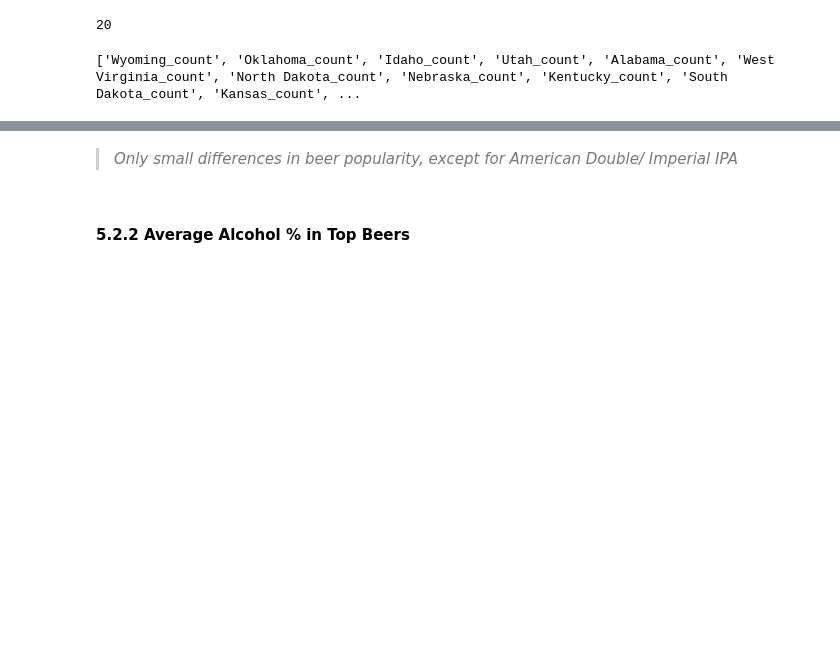
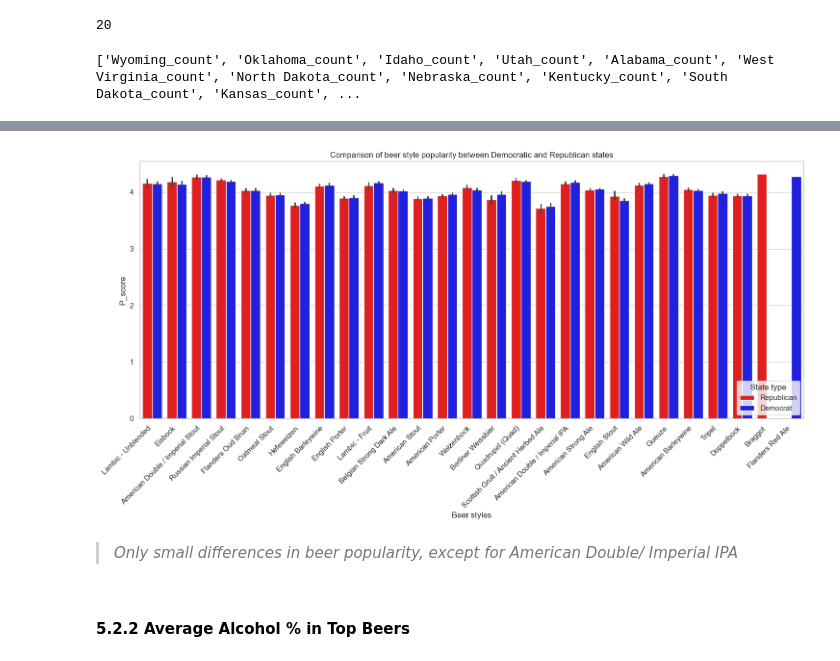
Before and after one commit to epfl-ada/ada-2024-project-casiervert952, a Jupyter notebook: results_SAMUEL.ipynb, the cells around one changed output, grey strips where cells are left out. Drawn from its saved outputs; the diff is of its cells as text; code cells hidden in the pictures; blank space fills up the shorter version.

```diff
--- a/results_SAMUEL.ipynb
+++ b/results_SAMUEL.ipynb
@@ -906,0 +926,2 @@ plt.show()
+# %%
+pd_top_republican_pref_score,pd_top_democrat_pref_score =create_dfs_in_topn_on_metric(BA_usa,topn_republican,topn_democrat,metric='mean',top_m_beer=4,styles = styles,filter=False,fct='pref_score')
@@ -907,3 +939,20 @@ plt.show()
+# %%
+# Create the graph
+plt.figure(figsize = (15, 8))
+sns.barplot(data = df_combined, x = 'Beer style', y = 'Pscore', hue = 'State type', palette = {'Democrat': 'blue', 'Republican': 'red'})
+
+# Title + labels
+plt.title('Comparison of beer style popularity between Democratic and Republican states')
+plt.xlabel('Beer styles')
+plt.ylabel('P_score')
+plt.xticks(rotation = 45, ha = 'right')
+plt.legend(title = 'State type')
+
+# Plot
+plt.tight_layout()
+plt.show()
+# %% [output]
+[figure, added]
 # %% [markdown]
 > *Only small differences in beer popularity, except for American Double/ Imperial IPA*
 # %% [markdown]
```
Also changed, not shown: parts of 12 cells of this notebook, 1 other file.
